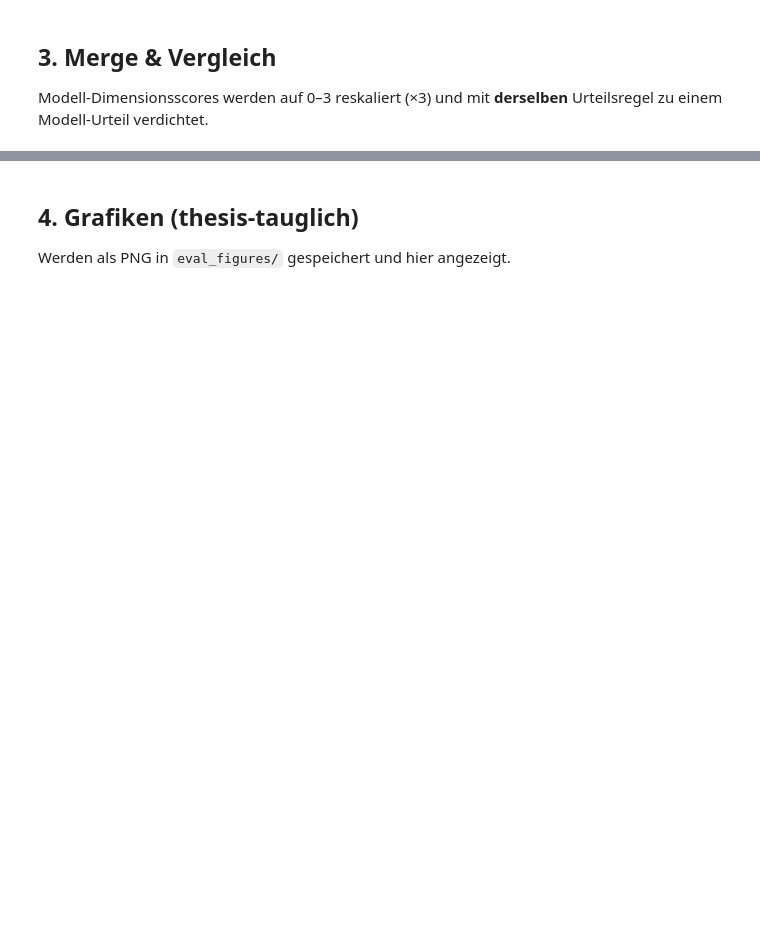
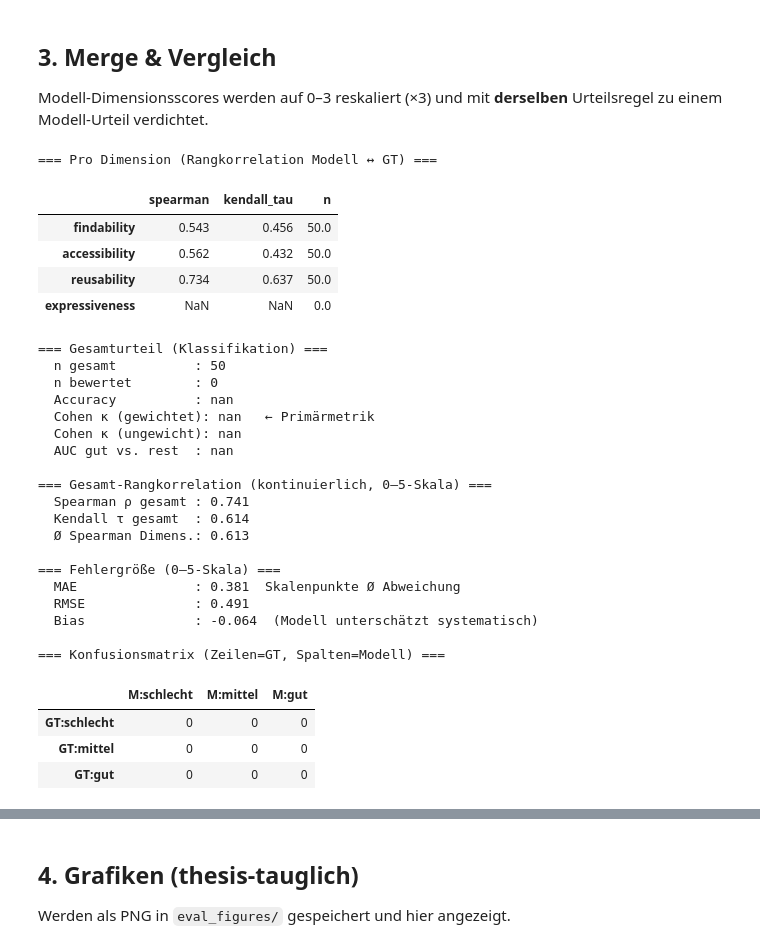
Before and after one commit to LarsBuergerr/master_thesis_prototype, a Jupyter notebook: playground/notebooks/10_ground_truth_evaluation.ipynb, the cells around one changed output, grey strips where cells are left out. Drawn from its saved outputs; the diff is of its cells as text; code cells hidden in the pictures; blank space fills up the shorter version.

```diff
--- a/playground/notebooks/10_ground_truth_evaluation.ipynb
+++ b/playground/notebooks/10_ground_truth_evaluation.ipynb
@@ -140,15 +177,65 @@ Modell-Dimensionsscores werden auf 0–3 reskaliert (×3) und mit **derselben**
 # %%
 merged = gt.merge_scores(gt_df, model_df)
 
 if merged['gt_verdict'].notna().sum() == 0:
-    print('Noch keine Bewertungen vorhanden — bitte die 0–3-Spalten im Template füllen und neu laufen lassen.')
+    print('Noch keine Bewertungen vorhanden — bitte die 0–5-Spalten im Template füllen und neu laufen lassen.')
     result = None
 else:
     result = gt.compare(merged)
+    o = result['overall']
+
     print('=== Pro Dimension (Rangkorrelation Modell ↔ GT) ===')
     display(gt.summary_table(result))
-    print('\n=== Gesamturteil ===')
-    for k, v in result['overall'].items():
-        print(f'  {k:18}: {round(v, 3) if isinstance(v, float) else v}')
+
+    print('\n=== Gesamturteil (Klassifikation) ===')
+    n_total = len(merged)
+    print(f'  n gesamt          : {n_total}')
+    print(f'  n bewertet        : {o["n_graded"]}')
+    print(f'  Accuracy          : {o["accuracy"]:.3f}')
+    print(f'  Cohen κ (gewichtet): {o["weighted_kappa"]:.3f}   ← Primärmetrik')
+    print(f'  Cohen κ (ungewicht): {o["cohen_kappa"]:.3f}')
+    print(f'  AUC gut vs. rest  : {o["auc_gut_vs_rest"]:.3f}')
+
+    print('\n=== Gesamt-Rangkorrelation (kontinuierlich, 0–5-Skala) ===')
+    print(f'  Spearman ρ gesamt : {o["spearman_overall"]:.3f}')
+    print(f'  Kendall τ gesamt  : {o["kendall_overall"]:.3f}')
+    print(f'  Ø Spearman Dimens.: {o["mean_spearman_dims"]:.3f}')
+
+    print('\n=== Fehlergröße (0–5-Skala) ===')
+    print(f'  MAE               : {o["mae"]:.3f}  Skalenpunkte Ø Abweichung')
+    print(f'  RMSE              : {o["rmse"]:.3f}')
+    bias_dir = 'überschätzt' if o['bias'] > 0 else 'unterschätzt'
+    print(f'  Bias              : {o["bias"]:+.3f}  (Modell {bias_dir} systematisch)')
+
     print('\n=== Konfusionsmatrix (Zeilen=GT, Spalten=Modell) ===')
     display(result['confusion'])
+# %% [output]
+=== Pro Dimension (Rangkorrelation Modell ↔ GT) ===
+|  | spearman | kendall_tau | n |
+| findability | 0.543 | 0.456 | 50.0 |
+| accessibility | 0.562 | 0.432 | 50.0 |
+| reusability | 0.734 | 0.637 | 50.0 |
+| expressiveness | NaN | NaN | 0.0 |
+=== Gesamturteil (Klassifikation) ===
+  n gesamt          : 50
+  n bewertet        : 0
+  Accuracy          : nan
+  Cohen κ (gewichtet): nan   ← Primärmetrik
+  Cohen κ (ungewicht): nan
+  AUC gut vs. rest  : nan
+
+=== Gesamt-Rangkorrelation (kontinuierlich, 0–5-Skala) ===
+  Spearman ρ gesamt : 0.741
+  Kendall τ gesamt  : 0.614
+  Ø Spearman Dimens.: 0.613
+
+=== Fehlergröße (0–5-Skala) ===
+  MAE               : 0.381  Skalenpunkte Ø Abweichung
+  RMSE              : 0.491
+  Bias              : -0.064  (Modell unterschätzt systematisch)
+
+=== Konfusionsmatrix (Zeilen=GT, Spalten=Modell) ===
+|  | M:schlecht | M:mittel | M:gut |
+| GT:schlecht | 0 | 0 | 0 |
+| GT:mittel | 0 | 0 | 0 |
+| GT:gut | 0 | 0 | 0 |
```
Also changed, not shown: parts of 7 cells of this notebook, 7 other files.
